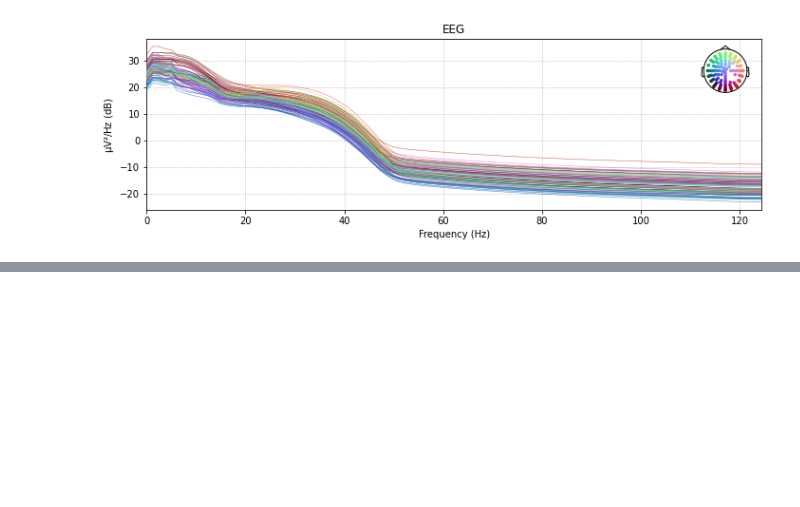
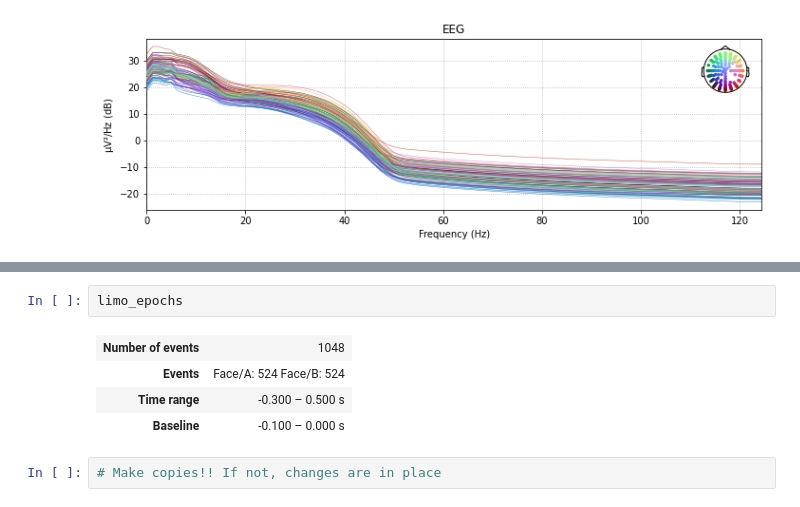
Before and after one commit to ibehave-ibots/iBOTS-Tools, a Jupyter notebook: learning-projects/mne.ipynb, the cells around one changed output, grey strips where cells are left out. Cells and saved outputs as stored; diff of their text form; blank space fills up the shorter version.

```diff
--- a/learning-projects/mne.ipynb
+++ b/learning-projects/mne.ipynb
@@ -205,0 +234,9 @@ combining channels using "gfp"
+# %%
+limo_epochs
+# %% [output]
+| Number of events | 1048 |
+| Events | Face/A: 524 Face/B: 524 |
+| Time range | -0.300 – 0.500 s |
+| Baseline | -0.100 – 0.000 s |
+# %%
+# Make copies!! If not, changes are in place
```
Also changed, not shown: parts of 9 cells of this notebook.
